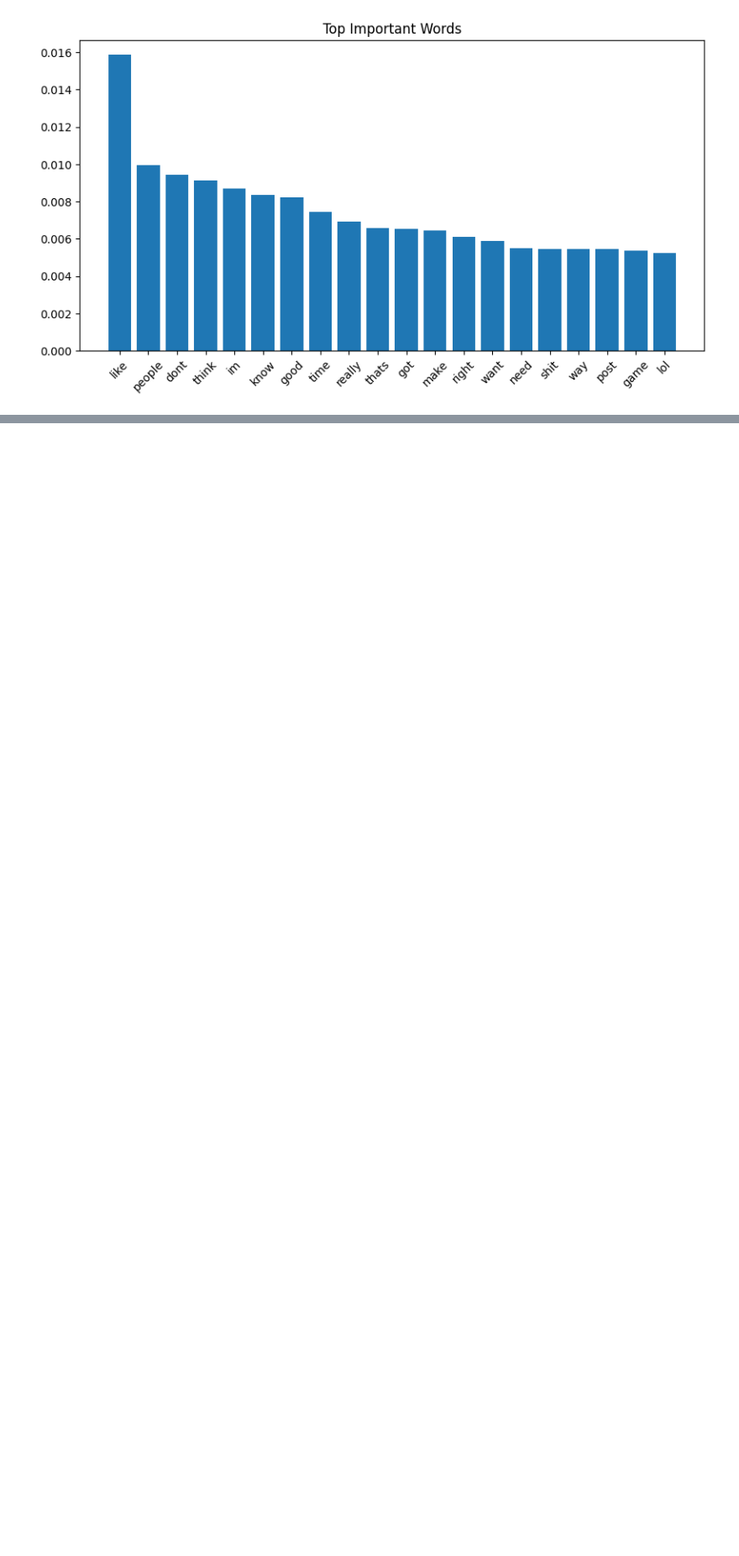
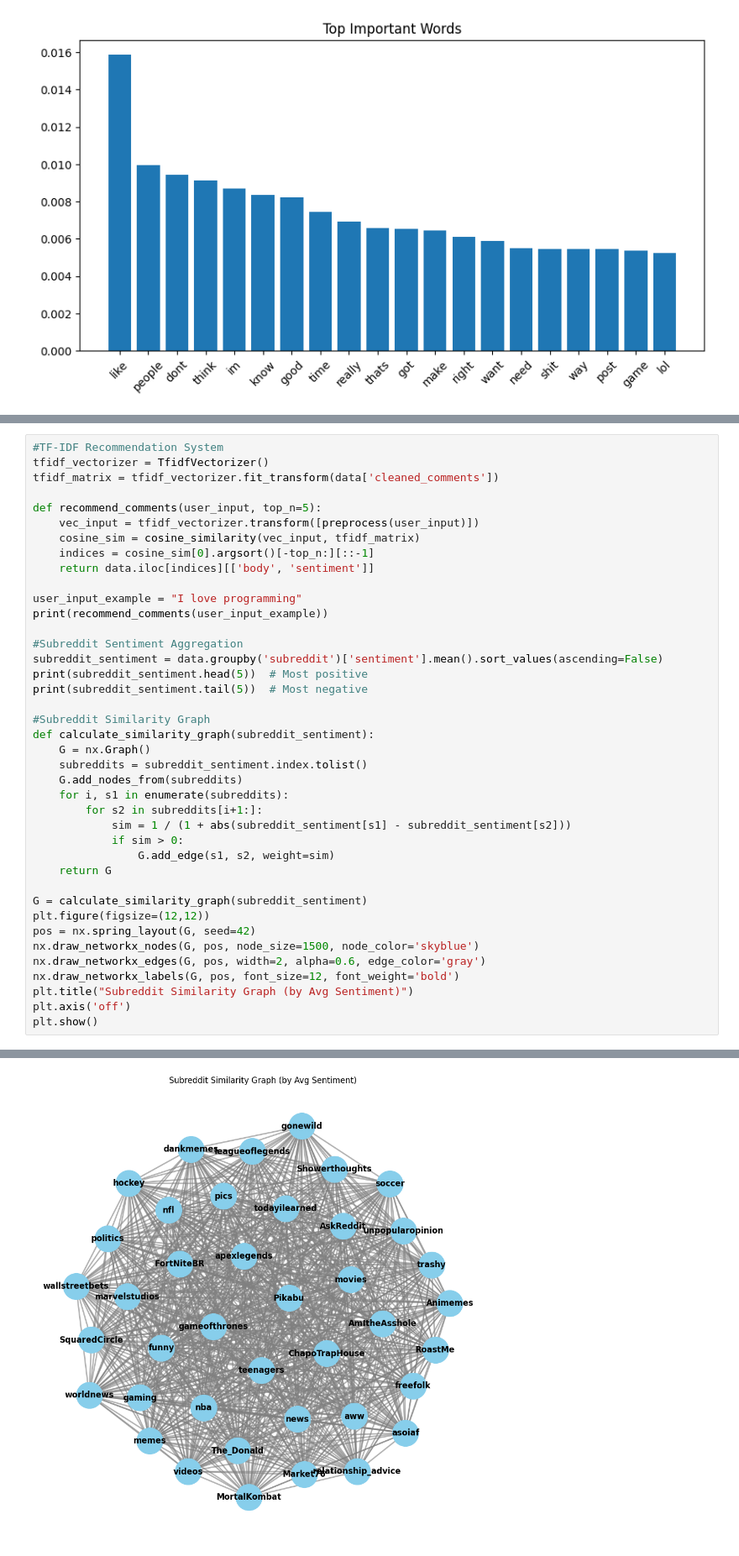
Before and after one commit to vaibhav12686/reddit-sentiment-analysis, a Jupyter notebook: TF_IDF.ipynb, the cells around one changed output, grey strips where cells are left out. Shown at 84% size. Saved outputs shown, nothing was run; the diff lists cells and outputs as text; blank space fills up the shorter version.

```diff
--- a/TF_IDF.ipynb
+++ b/TF_IDF.ipynb
@@ -144,0 +155,41 @@ plot_top_words(top_tfidf_words, "Top Important Words")
+# %%
+#TF-IDF Recommendation System
+tfidf_vectorizer = TfidfVectorizer()
+tfidf_matrix = tfidf_vectorizer.fit_transform(data['cleaned_comments'])
+
+def recommend_comments(user_input, top_n=5):
+    vec_input = tfidf_vectorizer.transform([preprocess(user_input)])
+    cosine_sim = cosine_similarity(vec_input, tfidf_matrix)
+    indices = cosine_sim[0].argsort()[-top_n:][::-1]
+    return data.iloc[indices][['body', 'sentiment']]
+
+user_input_example = "I love programming"
+print(recommend_comments(user_input_example))
+
+#Subreddit Sentiment Aggregation
+subreddit_sentiment = data.groupby('subreddit')['sentiment'].mean().sort_values(ascending=False)
+print(subreddit_sentiment.head(5))  # Most positive
+print(subreddit_sentiment.tail(5))  # Most negative
+
+#Subreddit Similarity Graph
+def calculate_similarity_graph(subreddit_sentiment):
+    G = nx.Graph()
+    subreddits = subreddit_sentiment.index.tolist()
+    G.add_nodes_from(subreddits)
+    for i, s1 in enumerate(subreddits):
+        for s2 in subreddits[i+1:]:
+            sim = 1 / (1 + abs(subreddit_sentiment[s1] - subreddit_sentiment[s2]))
+            if sim > 0:
+                G.add_edge(s1, s2, weight=sim)
+    return G
+
+G = calculate_similarity_graph(subreddit_sentiment)
+plt.figure(figsize=(12,12))
+pos = nx.spring_layout(G, seed=42)
+nx.draw_networkx_nodes(G, pos, node_size=1500, node_color='skyblue')
+nx.draw_networkx_edges(G, pos, width=2, alpha=0.6, edge_color='gray')
+nx.draw_networkx_labels(G, pos, font_size=12, font_weight='bold')
+plt.title("Subreddit Similarity Graph (by Avg Sentiment)")
+plt.axis('off')
+plt.show()
+# %% [output]
@@ -144,0 +216 @@ plot_top_words(top_tfidf_words, "Top Important Words")
+[figure, added]
```
Also changed, not shown: parts of 2 cells of this notebook.
